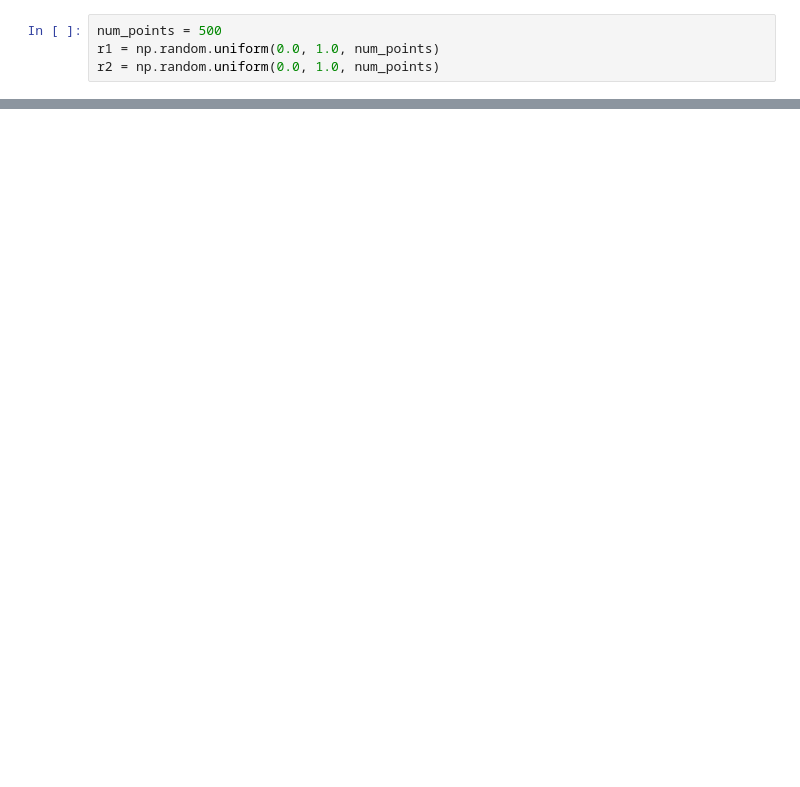
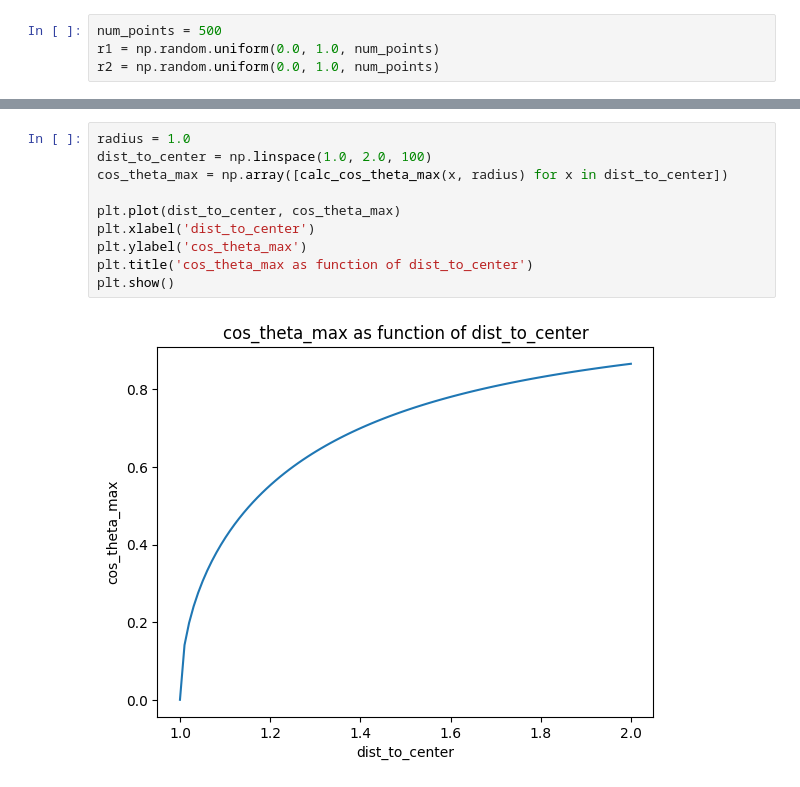
Before and after one commit to Nelarius/notebooks, a Jupyter notebook: sampling_distributions/cone_subtended_sphere.ipynb, the cells around one changed output, grey strips where cells are left out. Cells and saved outputs as stored; diff of their text form; blank space fills up the shorter version.

```diff
--- a/sampling_distributions/cone_subtended_sphere.ipynb
+++ b/sampling_distributions/cone_subtended_sphere.ipynb
@@ -41,0 +60,12 @@ plt.show()
+# %%
+radius = 1.0
+dist_to_center = np.linspace(1.0, 2.0, 100)
+cos_theta_max = np.array([calc_cos_theta_max(x, radius) for x in dist_to_center])
+
+plt.plot(dist_to_center, cos_theta_max)
+plt.xlabel('dist_to_center')
+plt.ylabel('cos_theta_max')
+plt.title('cos_theta_max as function of dist_to_center')
+plt.show()
+# %% [output]
+[figure, added]
```
Also changed, not shown: parts of 5 cells of this notebook.
